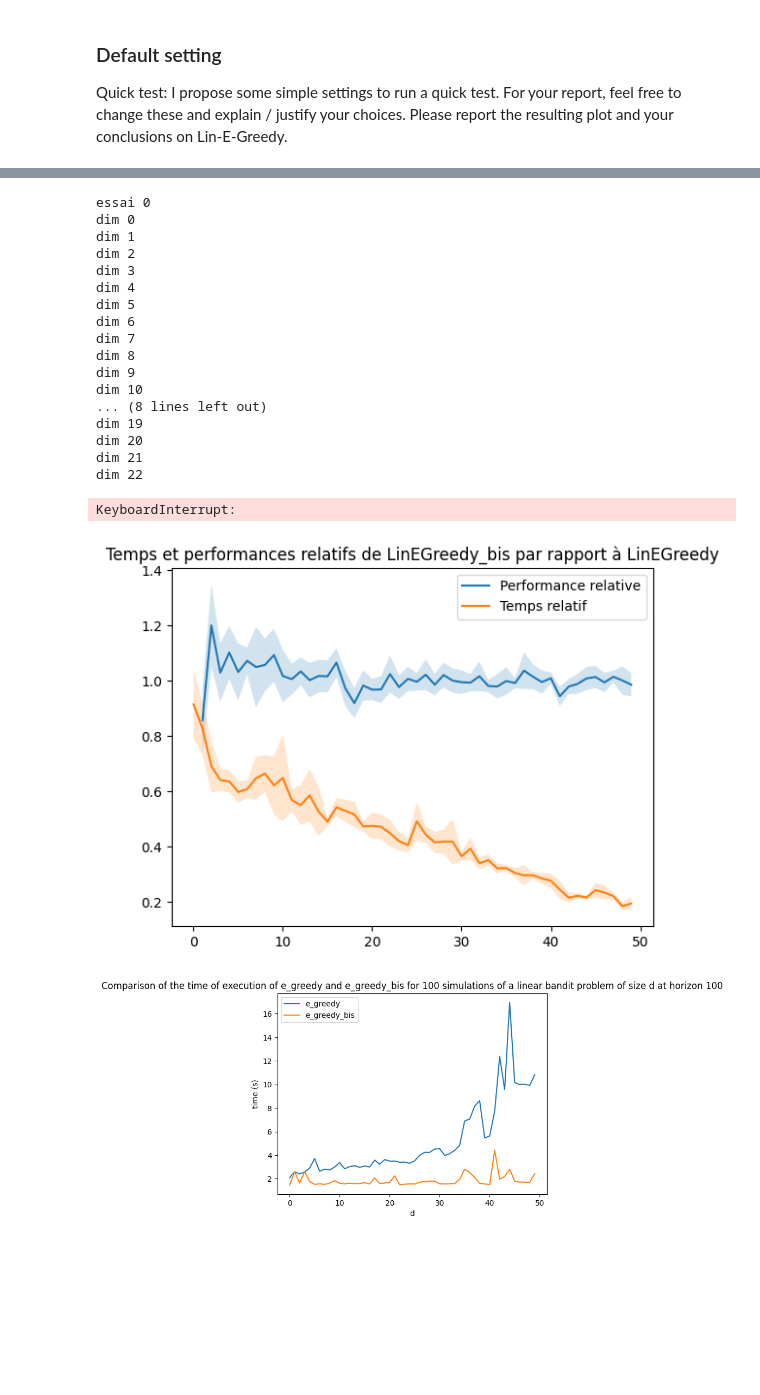
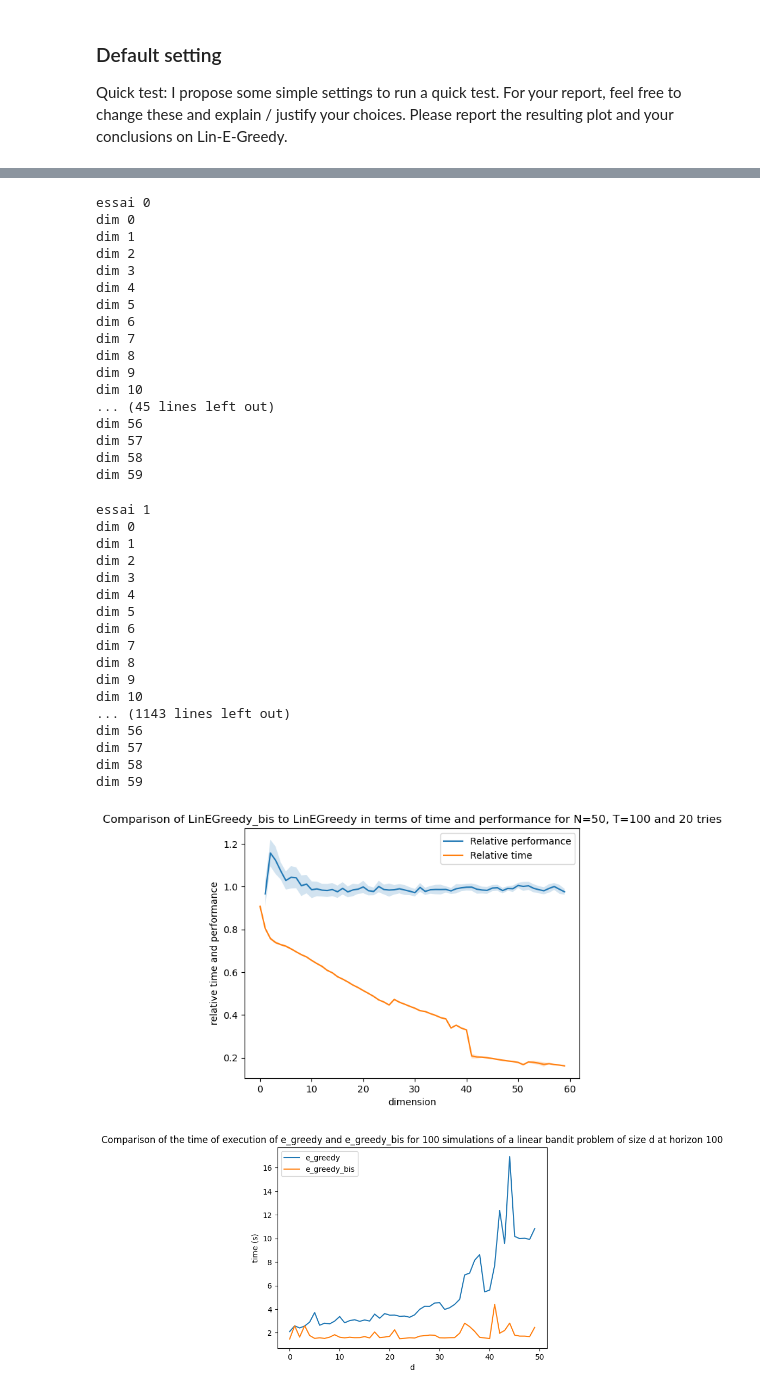
Before and after one commit to gregoirebechade/hw_rl, a Jupyter notebook: StochasticLinearBandits2024_companion_TBC.ipynb, the cells around one changed output, grey strips where cells are left out. Drawn from its saved outputs; the diff is of its cells as text; code cells hidden in the pictures; blank space fills up the shorter version.

Commit message:
run comparison on remote machine

```diff
--- a/StochasticLinearBandits2024_companion_TBC.ipynb
+++ b/StochasticLinearBandits2024_companion_TBC.ipynb
@@ -393,13 +393,13 @@ np.mean(np.cumsum(exp1['LinEGreedy(0.1)'], axis=1).T[-1])
 # %%
 all_relatives_perf=[]
 all_relatives_time=[]
-for essai in range(30):
+for essai in range(20):
     print('essai', essai)
     times_e_greedy = []
     times_e_greedy_bis = []
     cum_reg_e_greedy=[]
     cum_reg_e_greedy_bis=[]
-    for d in range(70):
+    for d in range(60):
         print('dim', d)
         theta = ActionsGenerator(1,d).reshape(d) # another way of getting a 'random vector' (depends on your implementation)
         # theta = np.array([0.45, 0.5, 0.5])
@@ -449,25 +449,44 @@ dim 7
 dim 8
 dim 9
 dim 10
-... (8 lines left out)
-dim 19
-dim 20
-dim 21
-dim 22
+... (45 lines left out)
+dim 56
+dim 57
+dim 58
+dim 59
-KeyboardInterrupt:
+essai 1
+dim 0
+dim 1
+dim 2
+dim 3
+dim 4
+dim 5
+dim 6
+dim 7
+dim 8
+dim 9
+dim 10
+... (1143 lines left out)
+dim 56
+dim 57
+dim 58
+dim 59
 # %%
 
-plt.plot(np.mean(np.array(all_relatives_perf),axis=0), label='Performance relative')
+plt.plot(np.mean(np.array(all_relatives_perf),axis=0), label='Relative performance')
 plt.title('Performance relative de LinEGreedy_bis par rapport à LinEGreedy')
 # zeeor bar 90% confidence interval
-plt.fill_between(np.arange(50), np.mean(np.array(all_relatives_perf),axis=0)-1.96*np.std(np.array(all_relatives_perf),axis=0)/np.sqrt(10), np.mean(np.array(all_relatives_perf),axis=0)+1.96*np.std(np.array(all_relatives_perf),axis=0)/np.sqrt(10), alpha=0.2)
-plt.plot(np.mean(np.array(all_relatives_time),axis=0), label='Temps relatif')
-plt.fill_between(np.arange(50), np.mean(np.array(all_relatives_time),axis=0)-1.96*np.std(np.array(all_relatives_time),axis=0)/np.sqrt(10), np.mean(np.array(all_relatives_time),axis=0)+1.96*np.std(np.array(all_relatives_time),axis=0)/np.sqrt(10), alpha=0.2)
-plt.title('Temps et performances relatifs de LinEGreedy_bis par rapport à LinEGreedy')
+plt.fill_between(np.arange(60), np.mean(np.array(all_relatives_perf),axis=0)-1.96*np.std(np.array(all_relatives_perf),axis=0)/np.sqrt(10), np.mean(np.array(all_relatives_perf),axis=0)+1.96*np.std(np.array(all_relatives_perf),axis=0)/np.sqrt(10), alpha=0.2)
+plt.plot(np.mean(np.array(all_relatives_time),axis=0), label='Relative time')
+plt.fill_between(np.arange(60), np.mean(np.array(all_relatives_time),axis=0)-1.96*np.std(np.array(all_relatives_time),axis=0)/np.sqrt(10), np.mean(np.array(all_relatives_time),axis=0)+1.96*np.std(np.array(all_relatives_time),axis=0)/np.sqrt(10), alpha=0.2)
+plt.title('Comparison of LinEGreedy_bis to LinEGreedy in terms of time and performance for N=50, T=100 and 20 tries')
 plt.legend()
+plt.xlabel('dimension')
+plt.ylabel('relative time and performance')
+plt.savefig('./comparison linegreedy and linegreedybis')
 plt.show()
 # %% [output]
-[figure, old version]
+[figure, new version]
 # %%
 plt.plot(range(50),times_e_greedy, label='e_greedy')
 plt.plot(range(50),times_e_greedy_bis, label='e_greedy_bis')
```
Also changed, not shown: parts of 4 cells of this notebook, 1 other file.
